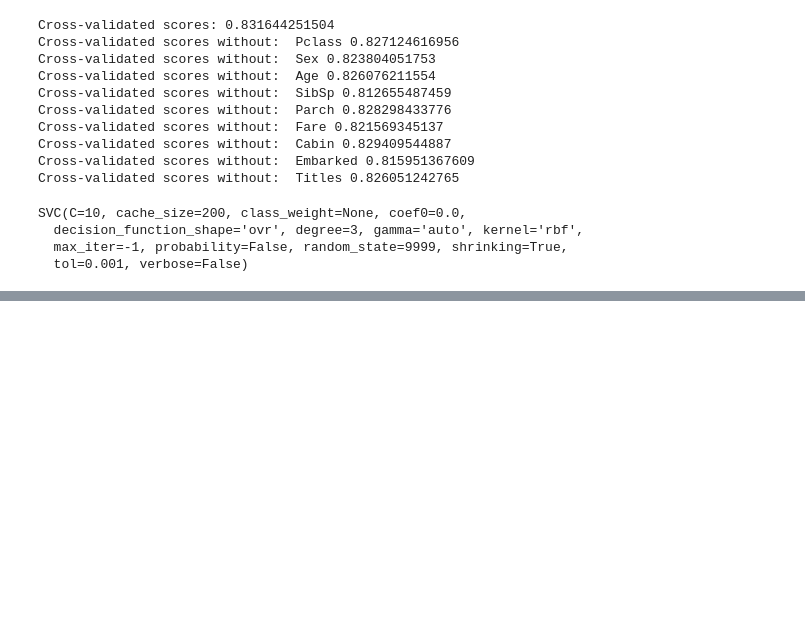
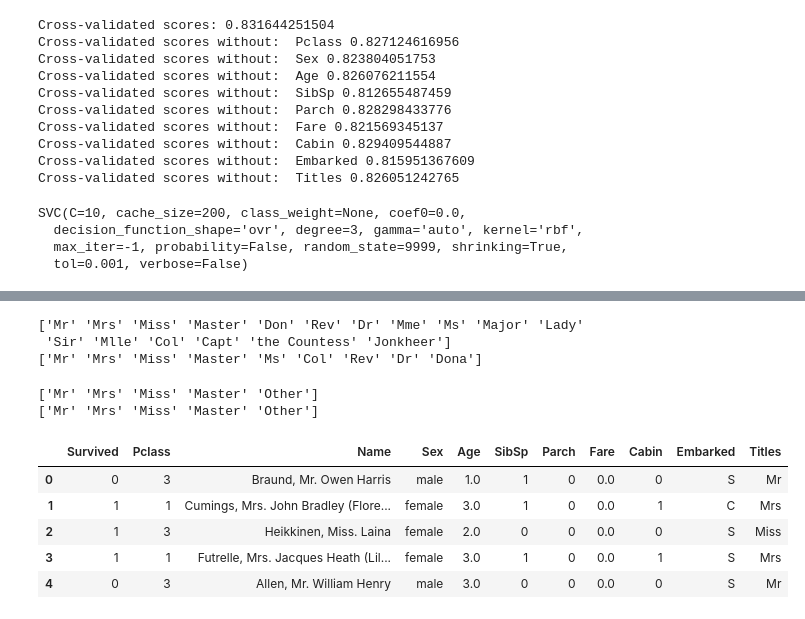
Before and after one commit to Joseph94m/Titanic, a Jupyter notebook: Titanic.ipynb, the cells around one changed output, grey strips where cells are left out. Drawn from its saved outputs; the diff is of its cells as text; code cells hidden in the pictures; blank space fills up the shorter version.

```diff
--- a/Titanic.ipynb
+++ b/Titanic.ipynb
@@ -816,0 +879,4 @@ np.savetxt('rfc.csv', y_pred_pp, fmt='%d', delimiter=',',header="PassengerId,Sur
+# %%
+fig = plt.figure(figsize=(5,5))
+ax1=fig.add_subplot(1,1,1)
+values=ax1.hist(train_x['Age'], bins=7)
@@ -816,0 +885,5 @@ np.savetxt('rfc.csv', y_pred_pp, fmt='%d', delimiter=',',header="PassengerId,Sur
+# %%
+for i in range(1,len(values[1])):
+    train_x.loc[(train_x['Age'] < values[1][i]) & (train_x['Age'] >= values[1][i-1]),'Age'] = i-1
+    test_x.loc[(test_x['Age'] < values[1][i]) & (test_x['Age'] >= values[1][i-1]),'Age'] = i-1
+train_x.corr()['Survived'].sort_values()
@@ -816,0 +898,70 @@ np.savetxt('rfc.csv', y_pred_pp, fmt='%d', delimiter=',',header="PassengerId,Sur
+# %%
+names = list(train_x['Name'])
+names_test=list(test_x['Name'])
+
+titles=[]
+for name in names:
+    tmp=name.split(',')
+    tmp=tmp[1].split('.')
+    titles.append(tmp[0].strip())
+
+titles_test=[]
+for name in names_test:
+    tmp=name.split(',')
+    tmp=tmp[1].split('.')
+    titles_test .append(tmp[0].strip())
+
+train_x['Titles']=titles
+test_x['Titles']=titles_test
+
+print(train_x['Titles'].unique())
+print(test_x['Titles'].unique())
+# %% [output]
+['Mr' 'Mrs' 'Miss' 'Master' 'Don' 'Rev' 'Dr' 'Mme' 'Ms' 'Major' 'Lady'
+ 'Sir' 'Mlle' 'Col' 'Capt' 'the Countess' 'Jonkheer']
+['Mr' 'Mrs' 'Miss' 'Master' 'Ms' 'Col' 'Rev' 'Dr' 'Dona']
+# %%
+train_x['Titles']=train_x['Titles'].replace({'Mme': 'Mrs', 'Ms': 'Miss', 'Mlle':'Miss',
+                                              'Don':'Other'
+                                            , 'Rev':'Other'
+                                             , 'Dr':'Other'
+                                             , 'Major':'Other'
+                                             , 'Lady':'Other'
+                                             , 'Sir':'Other'
+                                             , 'Col':'Other'
+                                             , 'Capt':'Other'
+                                             , 'the Countess':'Other'
+                                             , 'Jonkheer':'Other'
+
+                                            })
+
+
+test_x['Titles']=test_x['Titles'].replace({'Mme': 'Mrs', 'Ms': 'Miss', 'Mlle':'Miss',
+                                              'Dona':'Other'
+                                            , 'Rev':'Other'
+                                             , 'Dr':'Other'
+                                             , 'Major':'Other'
+                                             , 'Lady':'Other'
+                                             , 'Sir':'Other'
+                                             , 'Col':'Other'
+                                             , 'Capt':'Other'
+                                             , 'the Countess':'Other'
+                                             , 'Jonkheer':'Other'
+
+                                            })
+
+
+print(train_x['Titles'].unique())
+print(test_x['Titles'].unique())
+# %% [output]
+['Mr' 'Mrs' 'Miss' 'Master' 'Other']
+['Mr' 'Mrs' 'Miss' 'Master' 'Other']
+# %%
+train_x.head(5)
+# %% [output]
+|  | Survived | Pclass | Name | Sex | Age | SibSp | Parch | Fare | Cabin | Embarked | Titles |
+| 0 | 0 | 3 | Braund, Mr. Owen Harris | male | 1.0 | 1 | 0 | 0.0 | 0 | S | Mr |
+| 1 | 1 | 1 | Cumings, Mrs. John Bradley (Flore... | female | 3.0 | 1 | 0 | 0.0 | 1 | C | Mrs |
+| 2 | 1 | 3 | Heikkinen, Miss. Laina | female | 2.0 | 0 | 0 | 0.0 | 0 | S | Miss |
+| 3 | 1 | 1 | Futrelle, Mrs. Jacques Heath (Lil... | female | 3.0 | 1 | 0 | 0.0 | 1 | S | Mrs |
+| 4 | 0 | 3 | Allen, Mr. William Henry | male | 3.0 | 0 | 0 | 0.0 | 0 | S | Mr |
```
Also changed, not shown: parts of 48 cells of this notebook.
